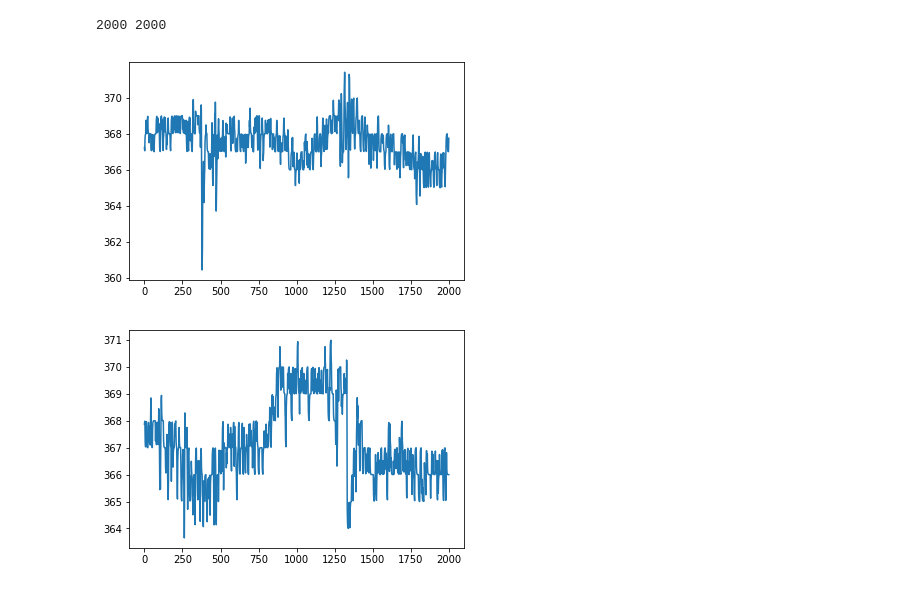
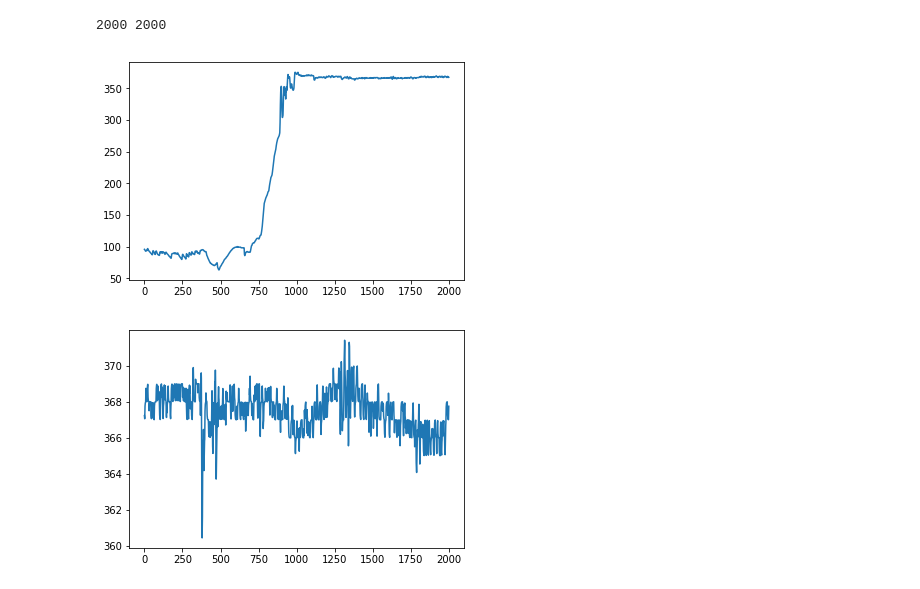
Before and after one commit to A101110/models, a Jupyter notebook: Pred_for_single_value.ipynb, the cells around one changed output. Cells and saved outputs as stored; diff of their text form; code cells hidden in the pictures.

```diff
--- a/Pred_for_single_value.ipynb
+++ b/Pred_for_single_value.ipynb
@@ -10,7 +10,7 @@ from sklearn import svm
 import datetime
 import pylab
 from pylab import rcParams
-rcParams['figure.figsize'] = 10, 7
+rcParams['figure.figsize'] = 12, 10
 
 import statsmodels.api as sm
 
@@ -30,27 +44,27 @@ sheet = wb1['Лист4']
 # %%
 start = datetime.datetime.now()
 timer_train = []
 timer_test = []
 batch_train = []
 batch_test = []
-n = 4000
-border = 6000
-num = 8000
+n = 2000
+border = 4000
+num = 6000
 for i in range (0, border-n):
     timer_train.append(pd.to_datetime((sheet.cell(row = i+n, column = 8).value)))
     batch_train.append(float(sheet.cell(row = i+n, column = 2).value))
 for j in range (border-n, num-n):
     timer_test.append(pd.to_datetime((sheet.cell(row = i+n, column = 8).value)))
     batch_test.append(float(sheet.cell(row = j+n, column = 2).value))
 print(len(batch_train), len(batch_test))
 plt.plot(batch_train)
 plt.show()
 plt.plot(batch_test)
 plt.show()
 # %% [output]
 2000 2000
-[figure, old version]
+[figure, new version]
-[figure, old version]
+[figure, new version]
 # %%
 df1 =  pd.DataFrame(columns = ["flow1", "time"])
 df1.time = timer_train
```
Also changed, not shown: parts of 8 cells of this notebook.
